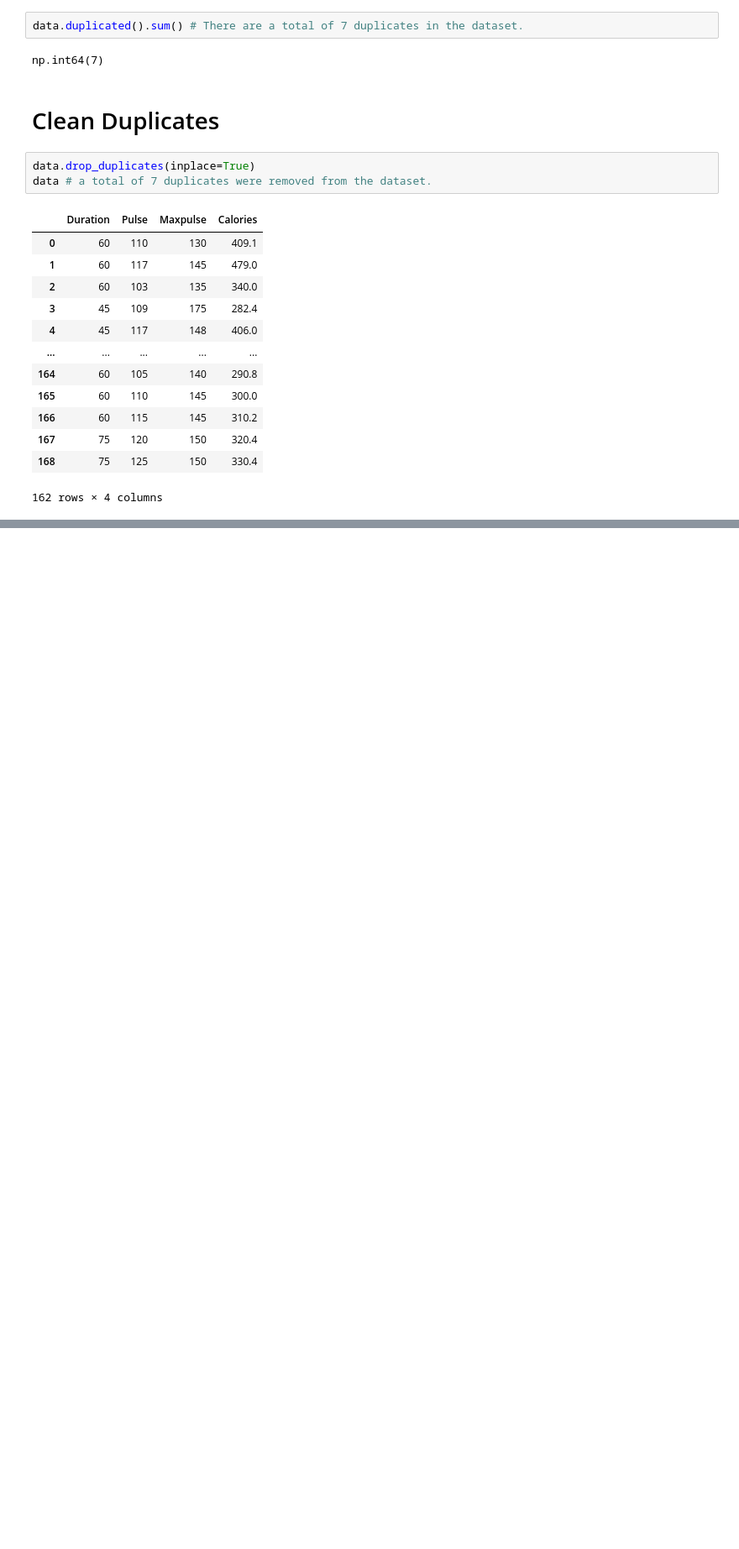
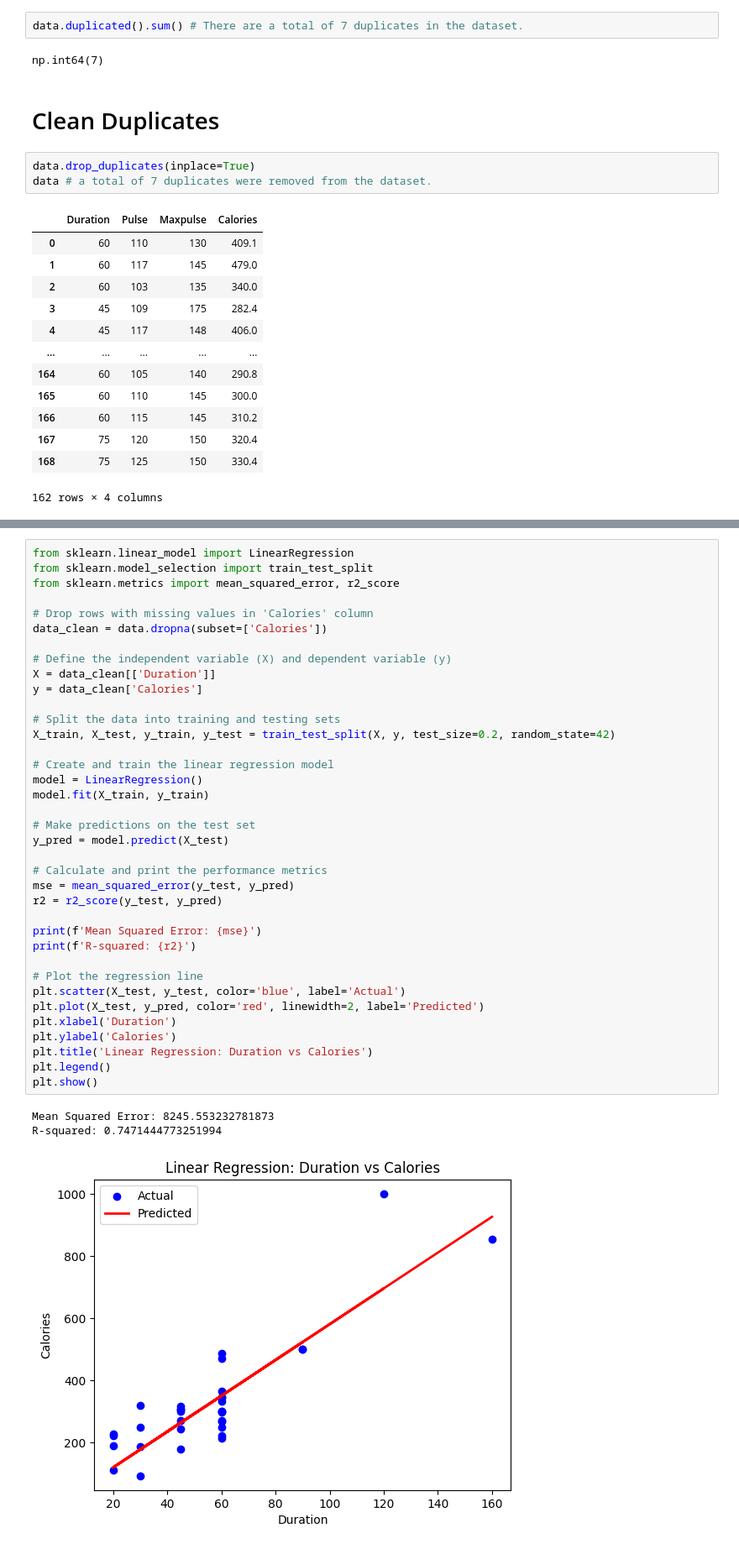
Before and after one commit to nobseh/Practice-Data-Analysis, a Jupyter notebook: analysis1.ipynb, the cells around one changed output, grey strips where cells are left out. Shown at 84% size. Drawn from its saved outputs; the diff is of its cells as text; blank space fills up the shorter version.

```diff
--- a/analysis1.ipynb
+++ b/analysis1.ipynb
@@ -90,0 +107,41 @@ data # a total of 7 duplicates were removed from the dataset.
+# %%
+from sklearn.linear_model import LinearRegression
+from sklearn.model_selection import train_test_split
+from sklearn.metrics import mean_squared_error, r2_score
+
+# Drop rows with missing values in 'Calories' column
+data_clean = data.dropna(subset=['Calories'])
+
+# Define the independent variable (X) and dependent variable (y)
+X = data_clean[['Duration']]
+y = data_clean['Calories']
+
+# Split the data into training and testing sets
+X_train, X_test, y_train, y_test = train_test_split(X, y, test_size=0.2, random_state=42)
+
+# Create and train the linear regression model
+model = LinearRegression()
+model.fit(X_train, y_train)
+
+# Make predictions on the test set
+y_pred = model.predict(X_test)
+
+# Calculate and print the performance metrics
+mse = mean_squared_error(y_test, y_pred)
+r2 = r2_score(y_test, y_pred)
+
+print(f'Mean Squared Error: {mse}')
+print(f'R-squared: {r2}')
+
+# Plot the regression line
+plt.scatter(X_test, y_test, color='blue', label='Actual')
+plt.plot(X_test, y_pred, color='red', linewidth=2, label='Predicted')
+plt.xlabel('Duration')
+plt.ylabel('Calories')
+plt.title('Linear Regression: Duration vs Calories')
+plt.legend()
+plt.show()
+# %% [output]
+Mean Squared Error: 8245.553232781873
+R-squared: 0.7471444773251994
+[figure, added]
```
Also changed, not shown: parts of 3 cells of this notebook.
